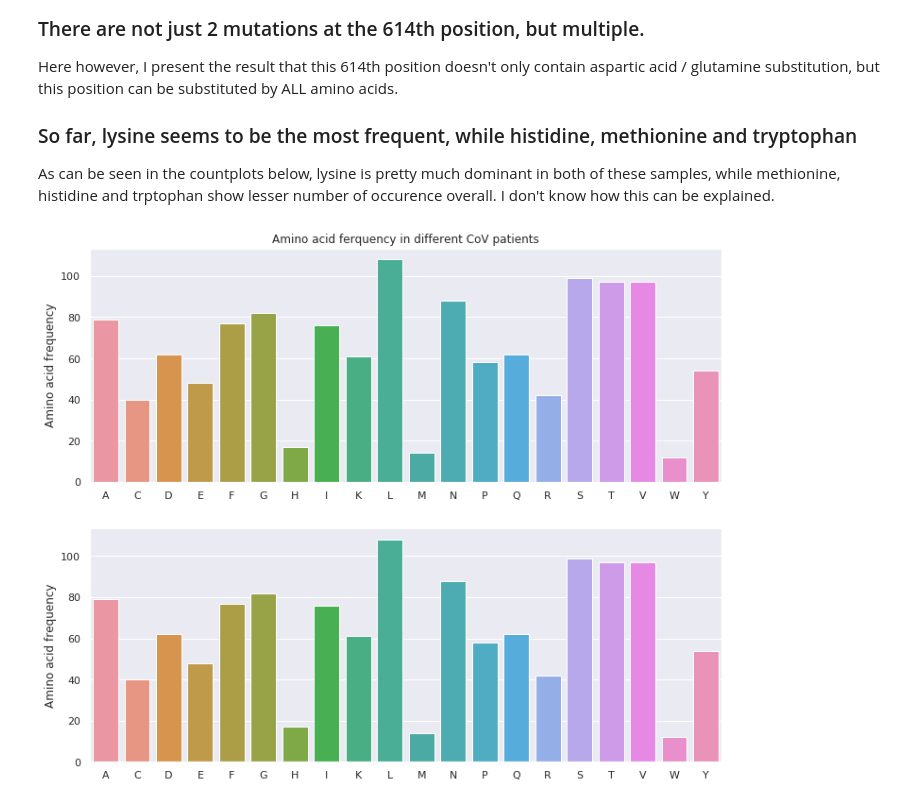
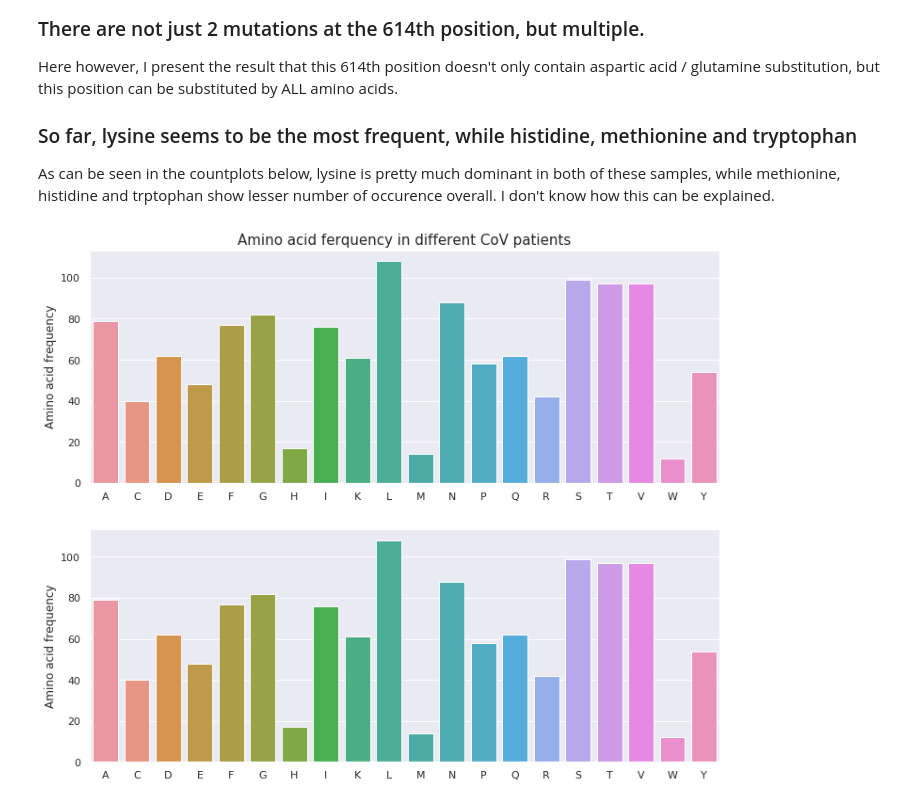
Before and after one commit to nadzhou/CoVPeek, a Jupyter notebook: notebooks/variation_parser.ipynb, the cells around one changed output. Saved outputs shown, nothing was run; the diff lists cells and outputs as text; code cells hidden in the pictures.

Commit message:
Tweaked the graph for fontsize

```diff
--- a/notebooks/variation_parser.ipynb
+++ b/notebooks/variation_parser.ipynb
@@ -236,15 +236,15 @@ As can be seen in the countplots below, lysine is pretty much dominant in both o
 # %%
 import matplotlib.pyplot as plt
 
 fig, (ax1, ax2) = plt.subplots(2, 1, figsize=(12, 10))
 
 sns.countplot(aa_count, ax=ax1)
 ax1.set_ylabel("Amino acid frequency")
-ax1.set_title("Amino acid ferquency in different CoV patients")
+ax1.set_title("Amino acid ferquency in different CoV patients", fontsize=15)
 
 sns.countplot(aa_count2, ax=ax2)
 ax2.set_ylabel("Amino acid frequency")
 
 fig.show()
 # %% [output]
-[figure, old version]
+[figure, new version]
```
Also changed, not shown: parts of 2 cells of this notebook.
